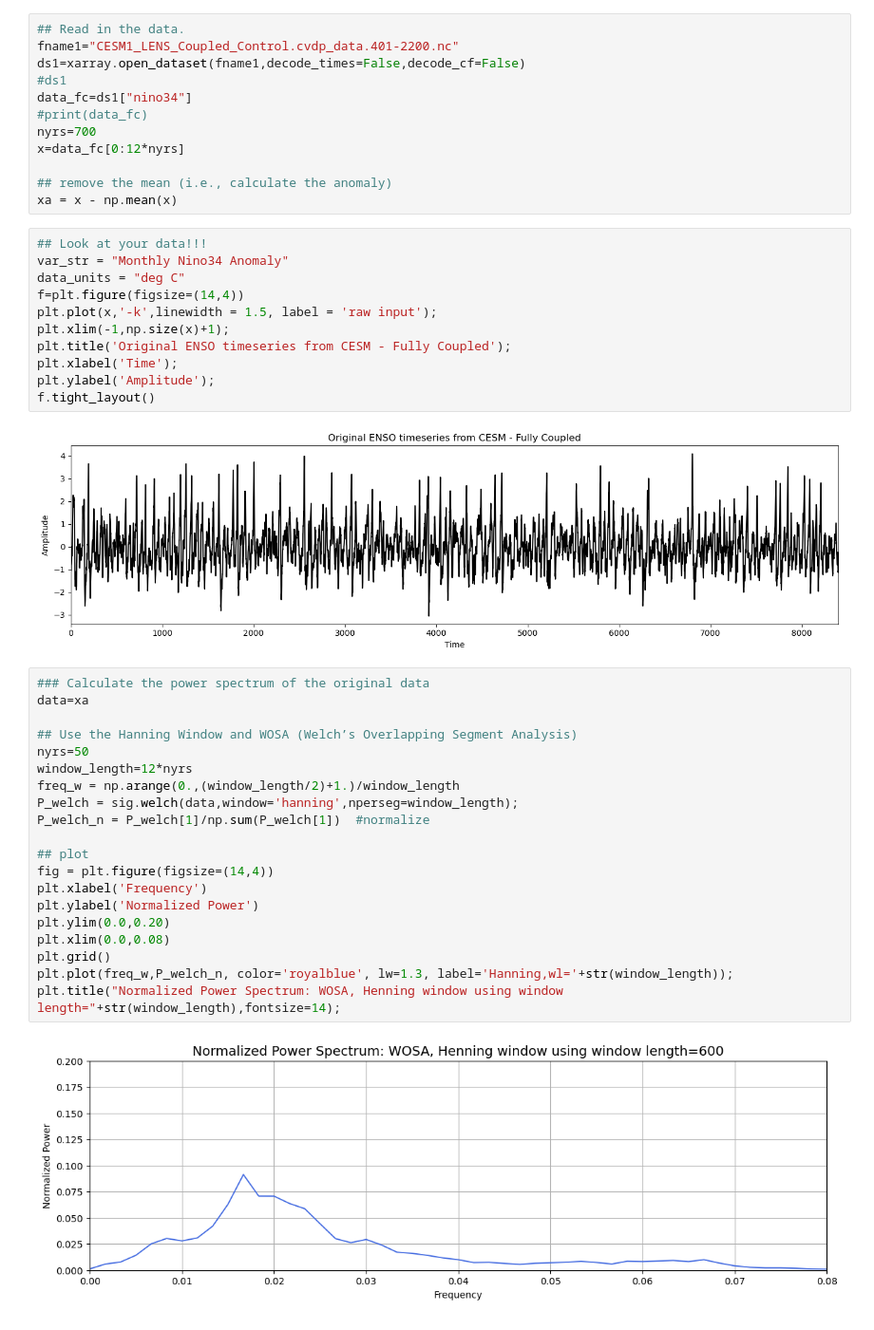
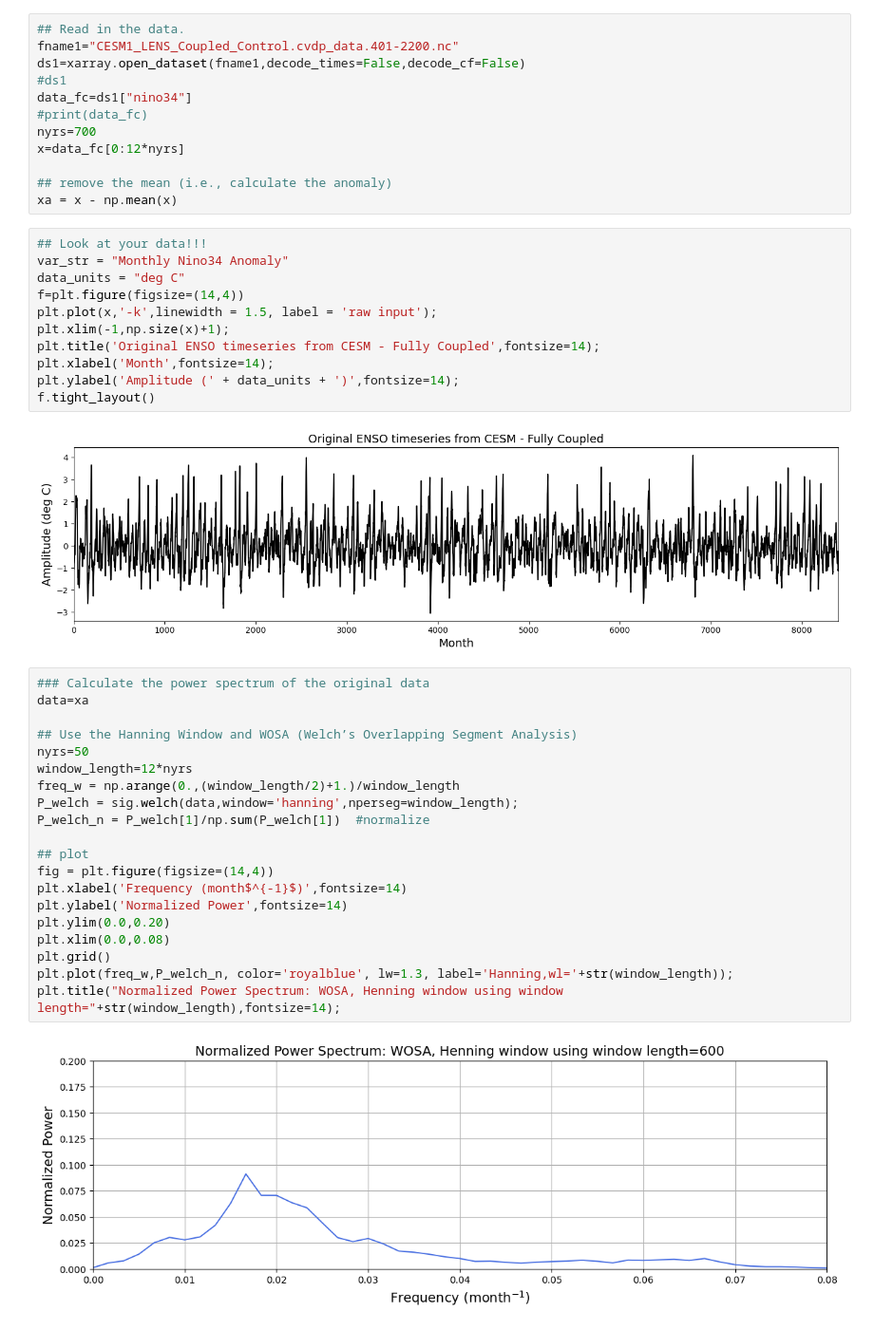
Before and after one commit to jenkayco/ATOC5860_Spring2023, a Jupyter notebook: applicationlabs/lab5/ATOC5860_applicationlab5_ENSO_butterworth.ipynb, the cells around one changed output. Shown at 95% size. Drawn from its saved outputs; the diff is of its cells as text.

```diff
--- a/applicationlabs/lab5/ATOC5860_applicationlab5_ENSO_butterworth.ipynb
+++ b/applicationlabs/lab5/ATOC5860_applicationlab5_ENSO_butterworth.ipynb
@@ -61,34 +61,34 @@ data_units = "deg C"
 f=plt.figure(figsize=(14,4))
 plt.plot(x,'-k',linewidth = 1.5, label = 'raw input');
 plt.xlim(-1,np.size(x)+1);
-plt.title('Original ENSO timeseries from CESM - Fully Coupled');
-plt.xlabel('Time');
-plt.ylabel('Amplitude');
+plt.title('Original ENSO timeseries from CESM - Fully Coupled',fontsize=14);
+plt.xlabel('Month',fontsize=14);
+plt.ylabel('Amplitude (' + data_units + ')',fontsize=14);
 f.tight_layout()
 # %% [output]
-[figure, old version]
+[figure, new version]
 # %%
 ### Calculate the power spectrum of the original data
 data=xa
 
 ## Use the Hanning Window and WOSA (Welch’s Overlapping Segment Analysis)
 nyrs=50
 window_length=12*nyrs
 freq_w = np.arange(0.,(window_length/2)+1.)/window_length
 P_welch = sig.welch(data,window='hanning',nperseg=window_length);
 P_welch_n = P_welch[1]/np.sum(P_welch[1])  #normalize
 
 ## plot
 fig = plt.figure(figsize=(14,4))
-plt.xlabel('Frequency')
-plt.ylabel('Normalized Power')
+plt.xlabel('Frequency (month$^{-1}$)',fontsize=14)
+plt.ylabel('Normalized Power',fontsize=14)
 plt.ylim(0.0,0.20)
 plt.xlim(0.0,0.08)
 plt.grid()
 plt.plot(freq_w,P_welch_n, color='royalblue', lw=1.3, label='Hanning,wl='+str(window_length));
 plt.title("Normalized Power Spectrum: WOSA, Henning window using window length="+str(window_length),fontsize=14);
 # %% [output]
-[figure, old version]
+[figure, new version]
 # %%
 ### Let's have some fun with the Butterworth filter (aka mrsbutterworth)
 ### We'll remove all frequencies greater than 0.04 (i.e., all periods shorter than 2 years).
```
Also changed, not shown: parts of 6 cells of this notebook, 1 other file.
